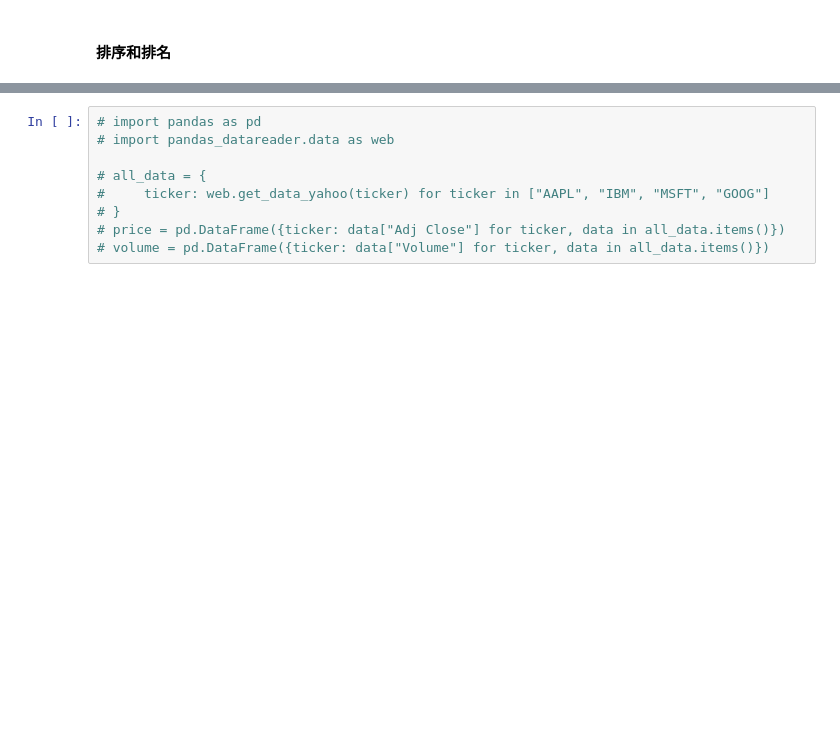
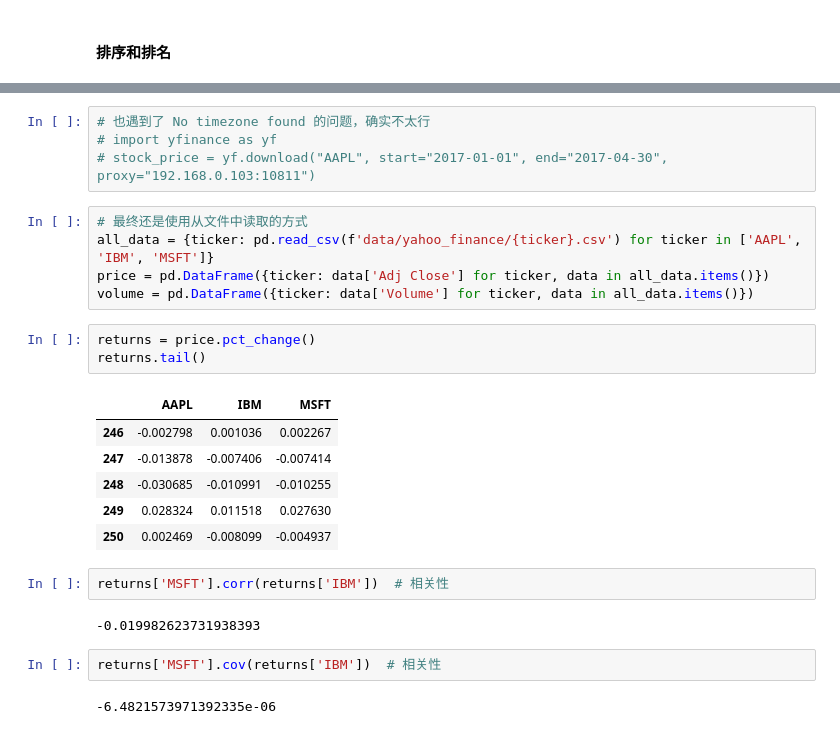
Before and after one commit to WuJoel2020/pyworkspace, a Jupyter notebook: data_analysis/05-pandas入门.ipynb, the cells around one changed output, grey strips where cells are left out. Cells and saved outputs as stored; diff of their text form; blank space fills up the shorter version.

```diff
--- a/data_analysis/05-pandas入门.ipynb
+++ b/data_analysis/05-pandas入门.ipynb
@@ -1108,9 +1390,27 @@ Name: e, dtype: object
+# %%
+# 也遇到了 No timezone found 的问题，确实不太行
+# import yfinance as yf
+# stock_price = yf.download("AAPL", start="2017-01-01", end="2017-04-30", proxy="192.168.0.103:10811")
 # %%
-# import pandas as pd
-# import pandas_datareader.data as web
-
-# all_data = {
-#     ticker: web.get_data_yahoo(ticker) for ticker in ["AAPL", "IBM", "MSFT", "GOOG"]
-# }
-# price = pd.DataFrame({ticker: data["Adj Close"] for ticker, data in all_data.items()})
-# volume = pd.DataFrame({ticker: data["Volume"] for ticker, data in all_data.items()})
+# 最终还是使用从文件中读取的方式
+all_data = {ticker: pd.read_csv(f'data/yahoo_finance/{ticker}.csv') for ticker in ['AAPL', 'IBM', 'MSFT']}
+price = pd.DataFrame({ticker: data['Adj Close'] for ticker, data in all_data.items()})
+volume = pd.DataFrame({ticker: data['Volume'] for ticker, data in all_data.items()})
+# %%
+returns = price.pct_change()
+returns.tail()
+# %% [output]
+|  | AAPL | IBM | MSFT |
+| 246 | -0.002798 | 0.001036 | 0.002267 |
+| 247 | -0.013878 | -0.007406 | -0.007414 |
+| 248 | -0.030685 | -0.010991 | -0.010255 |
+| 249 | 0.028324 | 0.011518 | 0.027630 |
+| 250 | 0.002469 | -0.008099 | -0.004937 |
+# %%
+returns['MSFT'].corr(returns['IBM'])  # 相关性
+# %% [output]
+-0.019982623731938393
+# %%
+returns['MSFT'].cov(returns['IBM'])  # 相关性
+# %% [output]
+-6.4821573971392335e-06
```
Also changed, not shown: parts of 65 cells of this notebook, 10 other files.
